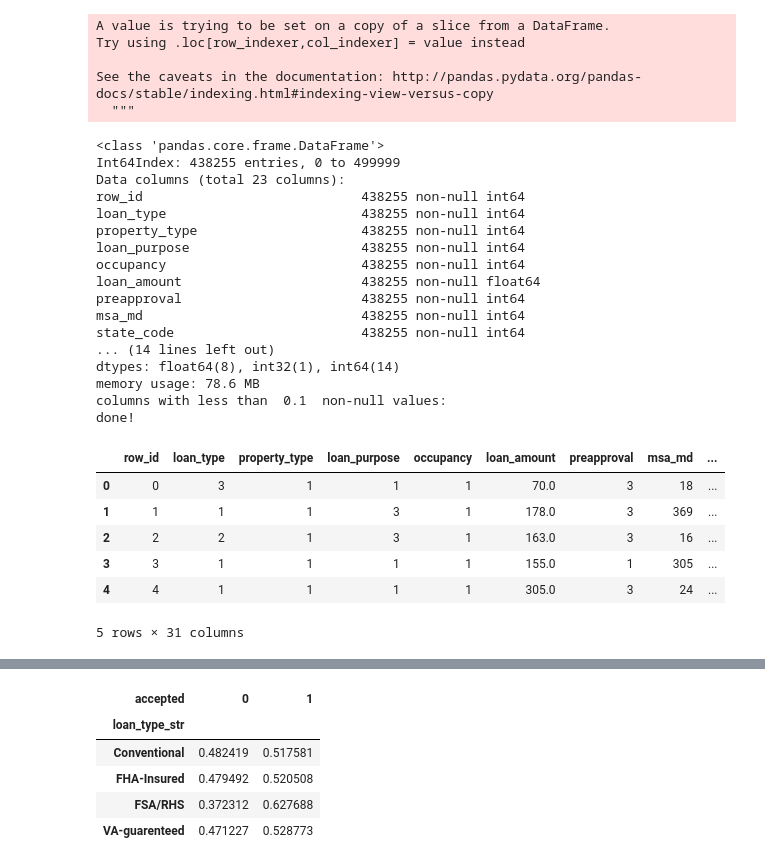
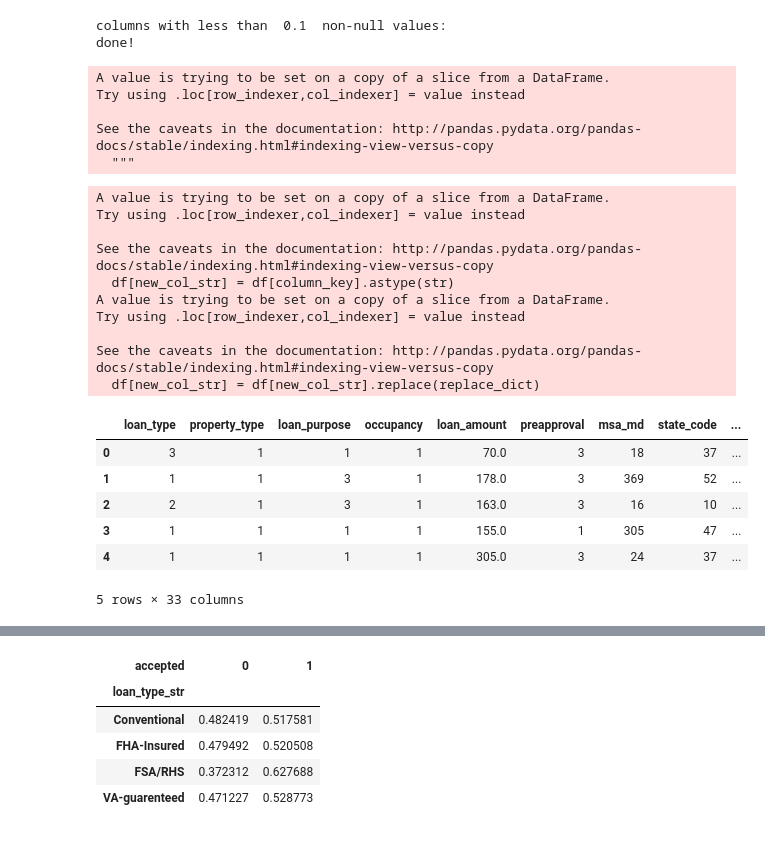
Before and after one commit to benMcChesney/Mortgage-Classifier-Capstone, a Jupyter notebook: exploratory_data_analysis.ipynb, the cells around one changed output, grey strips where cells are left out. Saved outputs shown, nothing was run; the diff lists cells and outputs as text; code cells hidden in the pictures.

```diff
--- a/exploratory_data_analysis.ipynb
+++ b/exploratory_data_analysis.ipynb
@@ -12,5 +12,8 @@ train_values = pd.read_csv('./data/train_values.csv')
 train_labels = pd.read_csv('./data/train_labels.csv')
 
 train_df = train_values.merge(train_labels, on='row_id', how='inner')
+
+# drop row_id
+train_df = train_df.drop(columns=['row_id'])
 train_df.head(5)
 # %% [output]
@@ -61,34 +71,19 @@ df = train_df.dropna()
 
 # set the co_applicant to int for histograms
 df['co_applicant'] = df['co_applicant'].astype(int)
-df.info()
+
 
 # get more sophisitcated later
 utilities.remove_cols_with_perc_missing_values(train_df, .1)
 print('done!')
 # %% [output]
-A value is trying to be set on a copy of a slice from a DataFrame.
-Try using .loc[row_indexer,col_indexer] = value instead
-
-See the caveats in the documentation: http://pandas.pydata.org/pandas-docs/stable/indexing.html#indexing-view-versus-copy
-  """
+columns with less than  0.1  non-null values:
+done!
-<class 'pandas.core.frame.DataFrame'>
-Int64Index: 438255 entries, 0 to 499999
-Data columns (total 23 columns):
-row_id                            438255 non-null int64
-loan_type                         438255 non-null int64
-property_type                     438255 non-null int64
-loan_purpose                      438255 non-null int64
-occupancy                         438255 non-null int64
-loan_amount                       438255 non-null float64
-preapproval                       438255 non-null int64
-msa_md                            438255 non-null int64
-state_code                        438255 non-null int64
-... (14 lines left out)
-dtypes: float64(8), int32(1), int64(14)
-memory usage: 78.6 MB
-columns with less than  0.1  non-null values:
-done!
+A value is trying to be set on a copy of a slice from a DataFrame.
+Try using .loc[row_indexer,col_indexer] = value instead
+
+See the caveats in the documentation: http://pandas.pydata.org/pandas-docs/stable/indexing.html#indexing-view-versus-copy
+  """
 # %%
 # make some additional categorical columns for some quick Eexploratory data analysis
 
@@ -121,39 +116,61 @@ preapproval_dict = {'1':'Requested',
 utilities.factor_int_column_with_keys(df, 'preapproval', preapproval_dict)
 
 # applicant_ethnicity
 app_ethnicity_dict = {'1':'Hispanic',
                   '2':'Not Hispanic',
                   '3':None,
                   '4':None,
                   '5':None}
 utilities.factor_int_column_with_keys(df, 'applicant_ethnicity', app_ethnicity_dict)
 
 # applicant_race
 app_race_dict = {'1':'American Indian',
                 '2':'Asian',
                  '3':'African American',
                  '4':'Pacific Islander',
                  '5':'White',
                  '6':None,
                  '7':None,
                  '8':None}
 utilities.factor_int_column_with_keys(df, 'applicant_race', app_race_dict)
 
 # applicant_sex
 app_gender_dict = {'1':'Male',
                    '2':'Female',
                    '3':None,
                    '4':None}
 utilities.factor_int_column_with_keys(df, 'applicant_sex', app_gender_dict)
 
-# look for -1 in
-# msa_md, state_code, country_code
+# look for -1 and replace with None appropriately
+# msa_md,
+msa_md_dict = {'-1':None}
+utilities.factor_int_column_with_keys(df, 'msa_md', msa_md_dict)
+
+#state_code,
+state_code_dict = {'-1':None}
+utilities.factor_int_column_with_keys(df, 'state_code', state_code_dict)
+
+#country_code
+county_code_dict = {'-1':None}
+utilities.factor_int_column_with_keys(df, 'county_code', county_code_dict)
+
+
 df.head(5)
 # %% [output]
+A value is trying to be set on a copy of a slice from a DataFrame.
+Try using .loc[row_indexer,col_indexer] = value instead
+
+See the caveats in the documentation: http://pandas.pydata.org/pandas-docs/stable/indexing.html#indexing-view-versus-copy
+  df[new_col_str] = df[column_key].astype(str)
+A value is trying to be set on a copy of a slice from a DataFrame.
+Try using .loc[row_indexer,col_indexer] = value instead
+
+See the caveats in the documentation: http://pandas.pydata.org/pandas-docs/stable/indexing.html#indexing-view-versus-copy
+  df[new_col_str] = df[new_col_str].replace(replace_dict)
-|  | row_id | loan_type | property_type | loan_purpose | occupancy | loan_amount | preapproval | msa_md | ... |
-| 0 | 0 | 3 | 1 | 1 | 1 | 70.0 | 3 | 18 | ... |
-| 1 | 1 | 1 | 1 | 3 | 1 | 178.0 | 3 | 369 | ... |
-| 2 | 2 | 2 | 1 | 3 | 1 | 163.0 | 3 | 16 | ... |
-| 3 | 3 | 1 | 1 | 1 | 1 | 155.0 | 1 | 305 | ... |
-| 4 | 4 | 1 | 1 | 1 | 1 | 305.0 | 3 | 24 | ... |
+|  | loan_type | property_type | loan_purpose | occupancy | loan_amount | preapproval | msa_md | state_code | ... |
+| 0 | 3 | 1 | 1 | 1 | 70.0 | 3 | 18 | 37 | ... |
+| 1 | 1 | 1 | 3 | 1 | 178.0 | 3 | 369 | 52 | ... |
+| 2 | 2 | 1 | 3 | 1 | 163.0 | 3 | 16 | 10 | ... |
+| 3 | 1 | 1 | 1 | 1 | 155.0 | 1 | 305 | 47 | ... |
+| 4 | 1 | 1 | 1 | 1 | 305.0 | 3 | 24 | 37 | ... |
-5 rows × 31 columns
+5 rows × 33 columns
```
Also changed, not shown: parts of 20 cells of this notebook, 1 other file.
